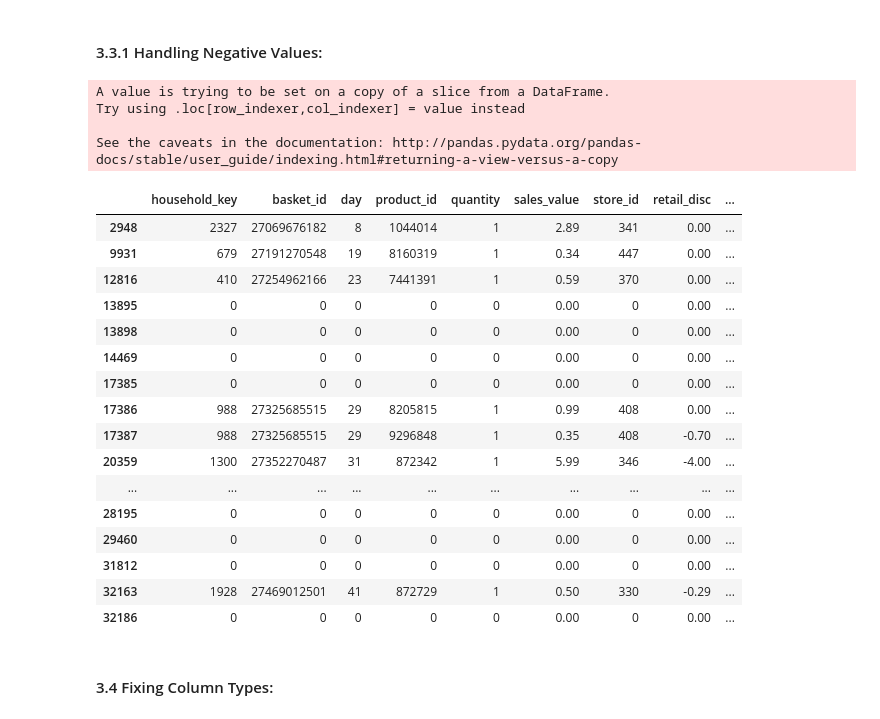
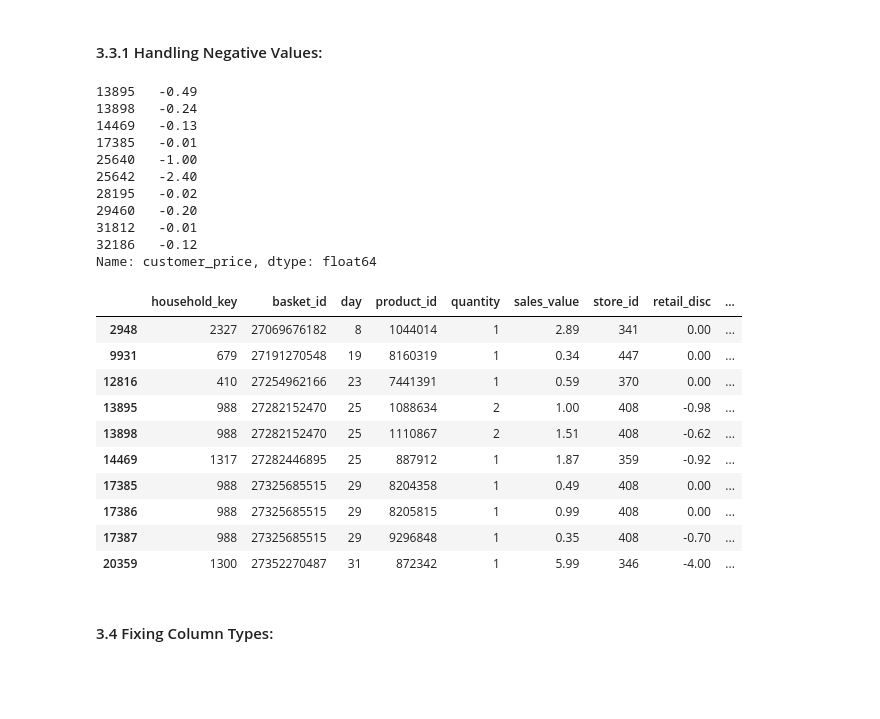
Before and after one commit to CJL89/Cold-Starter-Analysis, a Jupyter notebook: Cold_Starters_Data_Cleaning.ipynb, the cells around one changed output. Drawn from its saved outputs; the diff is of its cells as text; code cells hidden in the pictures; blank space fills up the shorter version.

Commit message:
Update Cold_Starters_Data_Cleaning.ipynb
Cleaned new DFs.

```diff
--- a/Cold_Starters_Data_Cleaning.ipynb
+++ b/Cold_Starters_Data_Cleaning.ipynb
@@ -129,32 +129,36 @@ See the caveats in the documentation: http://pandas.pydata.org/pandas-docs/stabl
 | 4 | 2375 | 26984851472 | 1 | 8160430 | 1 | 1.50 | 364 | -0.39 | ... |
 # %% [markdown]
 #### 3.3.1 Handling Negative Values:
+# %%
+transaction_df_clean.loc[transaction_df_clean['customer_price'] < 0, 'customer_price'].head(10)
+# %% [output]
+13895   -0.49
+13898   -0.24
+14469   -0.13
+17385   -0.01
+25640   -1.00
+25642   -2.40
+28195   -0.02
+29460   -0.20
+31812   -0.01
+32186   -0.12
+Name: customer_price, dtype: float64
 # %%
 # Changing negarive transactions to $0 since the discount that the customer recieved was greater than the sales value of the product and the store won't charge anything in these scenarios
-transaction_df_clean[transaction_df_clean['customer_price'] < 0] = 0
-transaction_df_clean[transaction_df_clean['customer_price'] == 0].head(20)
+transaction_df_clean.loc[transaction_df_clean['customer_price'] < 0, 'customer_price'] = 0
+transaction_df_clean.loc[transaction_df_clean['customer_price'] == 0].head(10)
 # %% [output]
-A value is trying to be set on a copy of a slice from a DataFrame.
-Try using .loc[row_indexer,col_indexer] = value instead
-
-See the caveats in the documentation: http://pandas.pydata.org/pandas-docs/stable/user_guide/indexing.html#returning-a-view-versus-a-copy
 |  | household_key | basket_id | day | product_id | quantity | sales_value | store_id | retail_disc | ... |
 | 2948 | 2327 | 27069676182 | 8 | 1044014 | 1 | 2.89 | 341 | 0.00 | ... |
 | 9931 | 679 | 27191270548 | 19 | 8160319 | 1 | 0.34 | 447 | 0.00 | ... |
 | 12816 | 410 | 27254962166 | 23 | 7441391 | 1 | 0.59 | 370 | 0.00 | ... |
-| 13895 | 0 | 0 | 0 | 0 | 0 | 0.00 | 0 | 0.00 | ... |
-| 13898 | 0 | 0 | 0 | 0 | 0 | 0.00 | 0 | 0.00 | ... |
-| 14469 | 0 | 0 | 0 | 0 | 0 | 0.00 | 0 | 0.00 | ... |
-| 17385 | 0 | 0 | 0 | 0 | 0 | 0.00 | 0 | 0.00 | ... |
+| 13895 | 988 | 27282152470 | 25 | 1088634 | 2 | 1.00 | 408 | -0.98 | ... |
+| 13898 | 988 | 27282152470 | 25 | 1110867 | 2 | 1.51 | 408 | -0.62 | ... |
+| 14469 | 1317 | 27282446895 | 25 | 887912 | 1 | 1.87 | 359 | -0.92 | ... |
+| 17385 | 988 | 27325685515 | 29 | 8204358 | 1 | 0.49 | 408 | 0.00 | ... |
 | 17386 | 988 | 27325685515 | 29 | 8205815 | 1 | 0.99 | 408 | 0.00 | ... |
 | 17387 | 988 | 27325685515 | 29 | 9296848 | 1 | 0.35 | 408 | -0.70 | ... |
 | 20359 | 1300 | 27352270487 | 31 | 872342 | 1 | 5.99 | 346 | -4.00 | ... |
-| ... | ... | ... | ... | ... | ... | ... | ... | ... | ... |
-| 28195 | 0 | 0 | 0 | 0 | 0 | 0.00 | 0 | 0.00 | ... |
-| 29460 | 0 | 0 | 0 | 0 | 0 | 0.00 | 0 | 0.00 | ... |
-| 31812 | 0 | 0 | 0 | 0 | 0 | 0.00 | 0 | 0.00 | ... |
-| 32163 | 1928 | 27469012501 | 41 | 872729 | 1 | 0.50 | 330 | -0.29 | ... |
-| 32186 | 0 | 0 | 0 | 0 | 0 | 0.00 | 0 | 0.00 | ... |
 # %% [markdown]
 #### 3.4 Fixing Column Types:
 # %%
```
Also changed, not shown: parts of 13 cells of this notebook.
